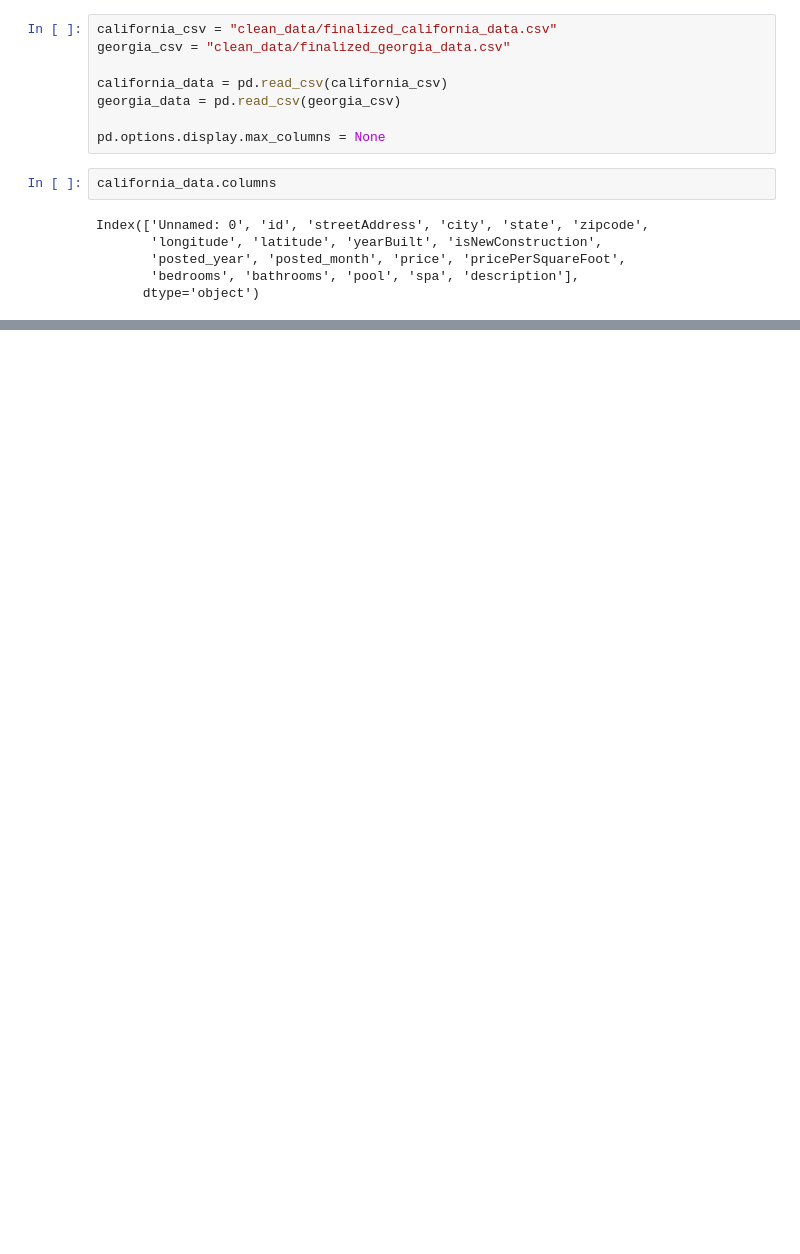
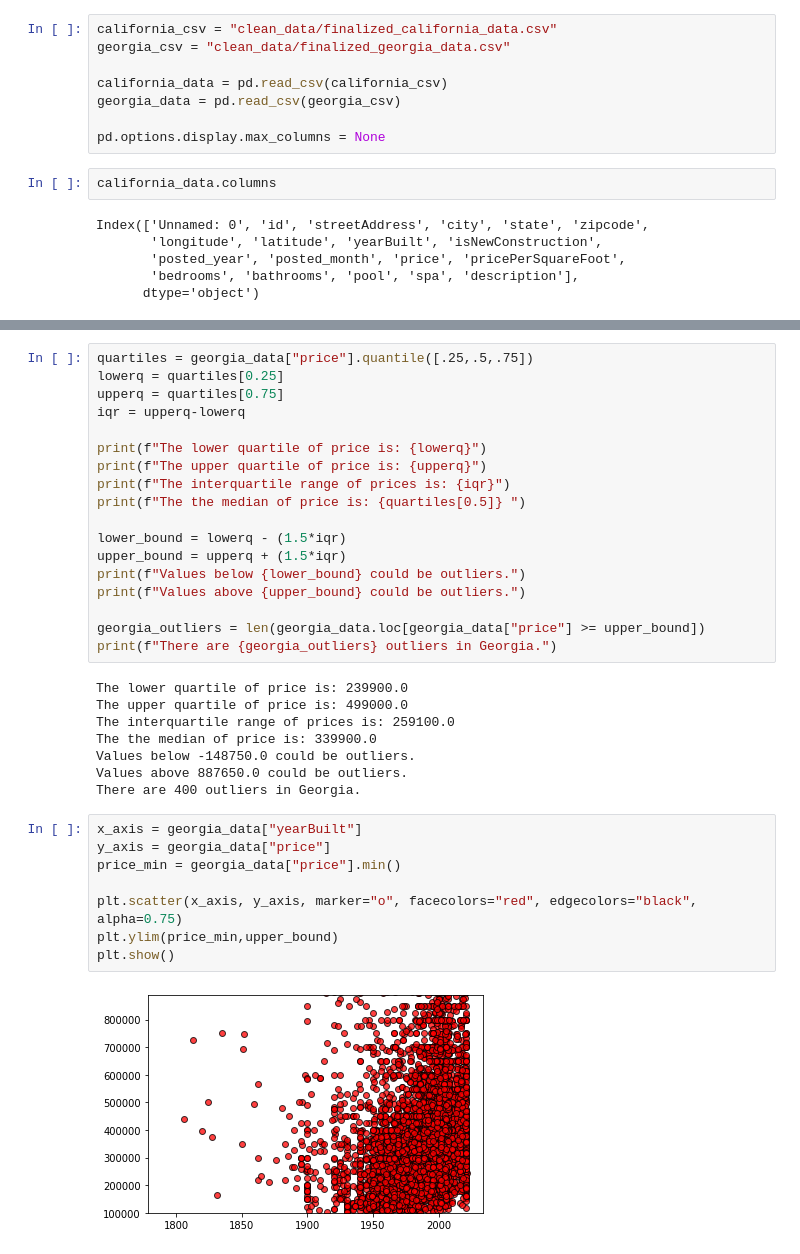
Before and after one commit to nuvvalaps/Project1-DataVis, a Jupyter notebook: Summary Statistics.ipynb, the cells around one changed output, grey strips where cells are left out. Drawn from its saved outputs; the diff is of its cells as text; blank space fills up the shorter version.

```diff
--- a/Summary Statistics.ipynb
+++ b/Summary Statistics.ipynb
@@ -31,0 +112,36 @@ dtype: int64
+# %%
+quartiles = georgia_data["price"].quantile([.25,.5,.75])
+lowerq = quartiles[0.25]
+upperq = quartiles[0.75]
+iqr = upperq-lowerq
+
+print(f"The lower quartile of price is: {lowerq}")
+print(f"The upper quartile of price is: {upperq}")
+print(f"The interquartile range of prices is: {iqr}")
+print(f"The the median of price is: {quartiles[0.5]} ")
+
+lower_bound = lowerq - (1.5*iqr)
+upper_bound = upperq + (1.5*iqr)
+print(f"Values below {lower_bound} could be outliers.")
+print(f"Values above {upper_bound} could be outliers.")
+
+georgia_outliers = len(georgia_data.loc[georgia_data["price"] >= upper_bound])
+print(f"There are {georgia_outliers} outliers in Georgia.")
+# %% [output]
+The lower quartile of price is: 239900.0
+The upper quartile of price is: 499000.0
+The interquartile range of prices is: 259100.0
+The the median of price is: 339900.0
+Values below -148750.0 could be outliers.
+Values above 887650.0 could be outliers.
+There are 400 outliers in Georgia.
+# %%
+x_axis = georgia_data["yearBuilt"]
+y_axis = georgia_data["price"]
+price_min = georgia_data["price"].min()
+
+plt.scatter(x_axis, y_axis, marker="o", facecolors="red", edgecolors="black", alpha=0.75)
+plt.ylim(price_min,upper_bound)
+plt.show()
+# %% [output]
+[figure, added]
```
Also changed, not shown: parts of 8 cells of this notebook, 2 other files.
